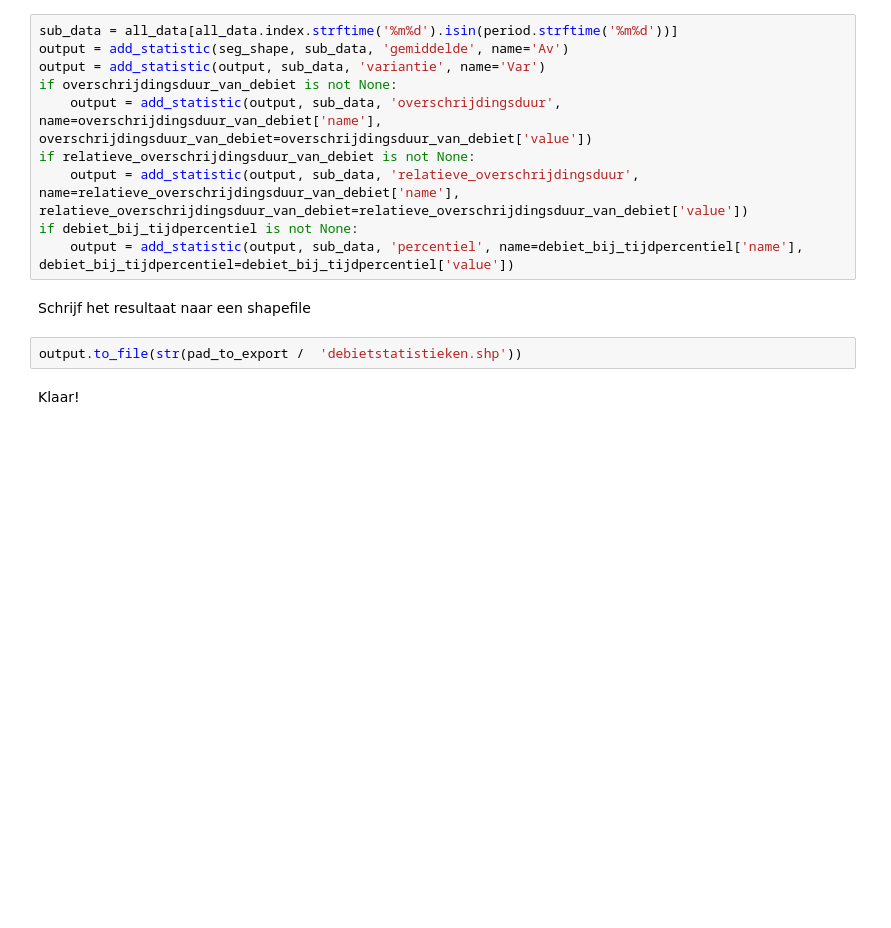
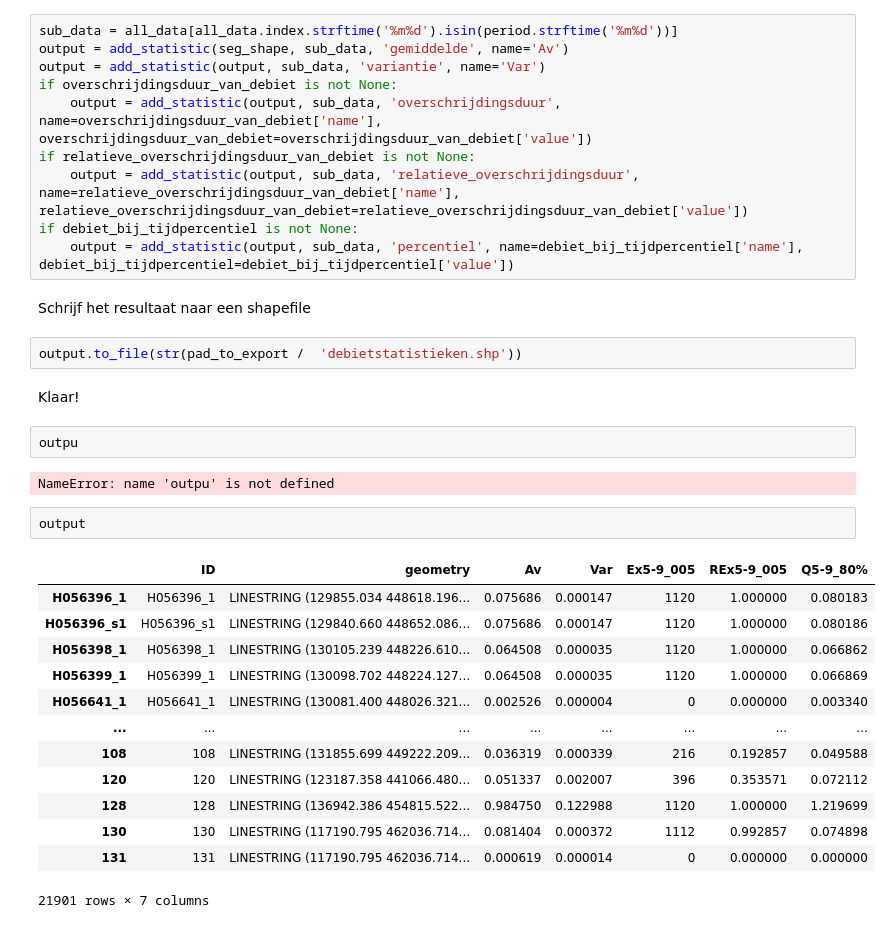
Before and after one commit to RuudHurkmans/hdsrhipy, a Jupyter notebook: notebooks/afleiden_debietstatistieken.ipynb, the cells around one changed output. Cells and saved outputs as stored; diff of their text form; blank space fills up the shorter version.

```diff
--- a/notebooks/afleiden_debietstatistieken.ipynb
+++ b/notebooks/afleiden_debietstatistieken.ipynb
@@ -119,3 +119,23 @@ Schrijf het resultaat naar een shapefile
 output.to_file(str(pad_to_export /  'debietstatistieken.shp'))
 # %% [markdown]
 Klaar!
+# %%
+outpu
+# %% [output]
+NameError: name 'outpu' is not defined
+# %%
+output
+# %% [output]
+|  | ID | geometry | Av | Var | Ex5-9_005 | REx5-9_005 | Q5-9_80% |
+| H056396_1 | H056396_1 | LINESTRING (129855.034 448618.196... | 0.075686 | 0.000147 | 1120 | 1.000000 | 0.080183 |
+| H056396_s1 | H056396_s1 | LINESTRING (129840.660 448652.086... | 0.075686 | 0.000147 | 1120 | 1.000000 | 0.080186 |
+| H056398_1 | H056398_1 | LINESTRING (130105.239 448226.610... | 0.064508 | 0.000035 | 1120 | 1.000000 | 0.066862 |
+| H056399_1 | H056399_1 | LINESTRING (130098.702 448224.127... | 0.064508 | 0.000035 | 1120 | 1.000000 | 0.066869 |
+| H056641_1 | H056641_1 | LINESTRING (130081.400 448026.321... | 0.002526 | 0.000004 | 0 | 0.000000 | 0.003340 |
+| ... | ... | ... | ... | ... | ... | ... | ... |
+| 108 | 108 | LINESTRING (131855.699 449222.209... | 0.036319 | 0.000339 | 216 | 0.192857 | 0.049588 |
+| 120 | 120 | LINESTRING (123187.358 441066.480... | 0.051337 | 0.002007 | 396 | 0.353571 | 0.072112 |
+| 128 | 128 | LINESTRING (136942.386 454815.522... | 0.984750 | 0.122988 | 1120 | 1.000000 | 1.219699 |
+| 130 | 130 | LINESTRING (117190.795 462036.714... | 0.081404 | 0.000372 | 1112 | 0.992857 | 0.074898 |
+| 131 | 131 | LINESTRING (117190.795 462036.714... | 0.000619 | 0.000014 | 0 | 0.000000 | 0.000000 |
+21901 rows × 7 columns
```
Also changed, not shown: parts of 3 cells of this notebook.
